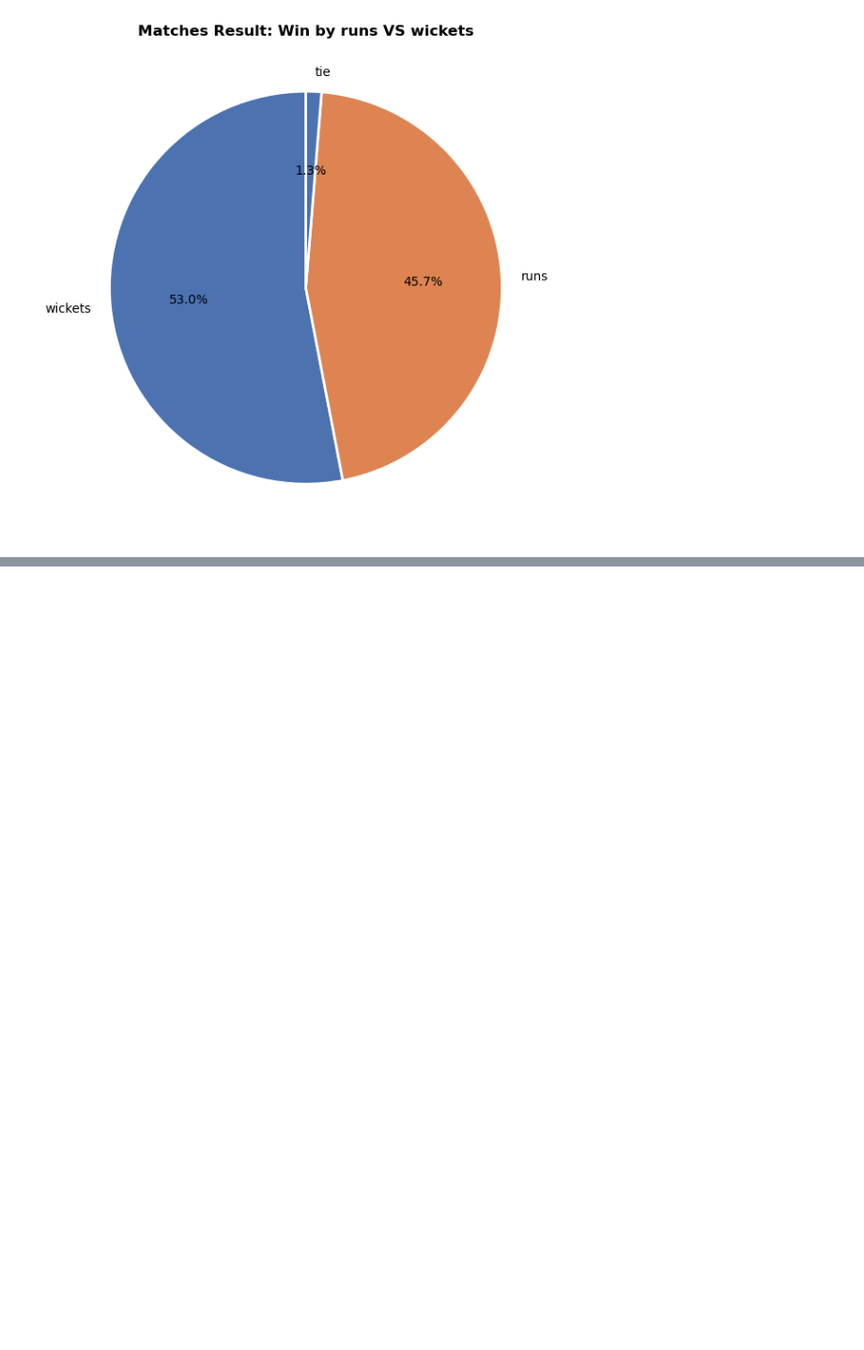
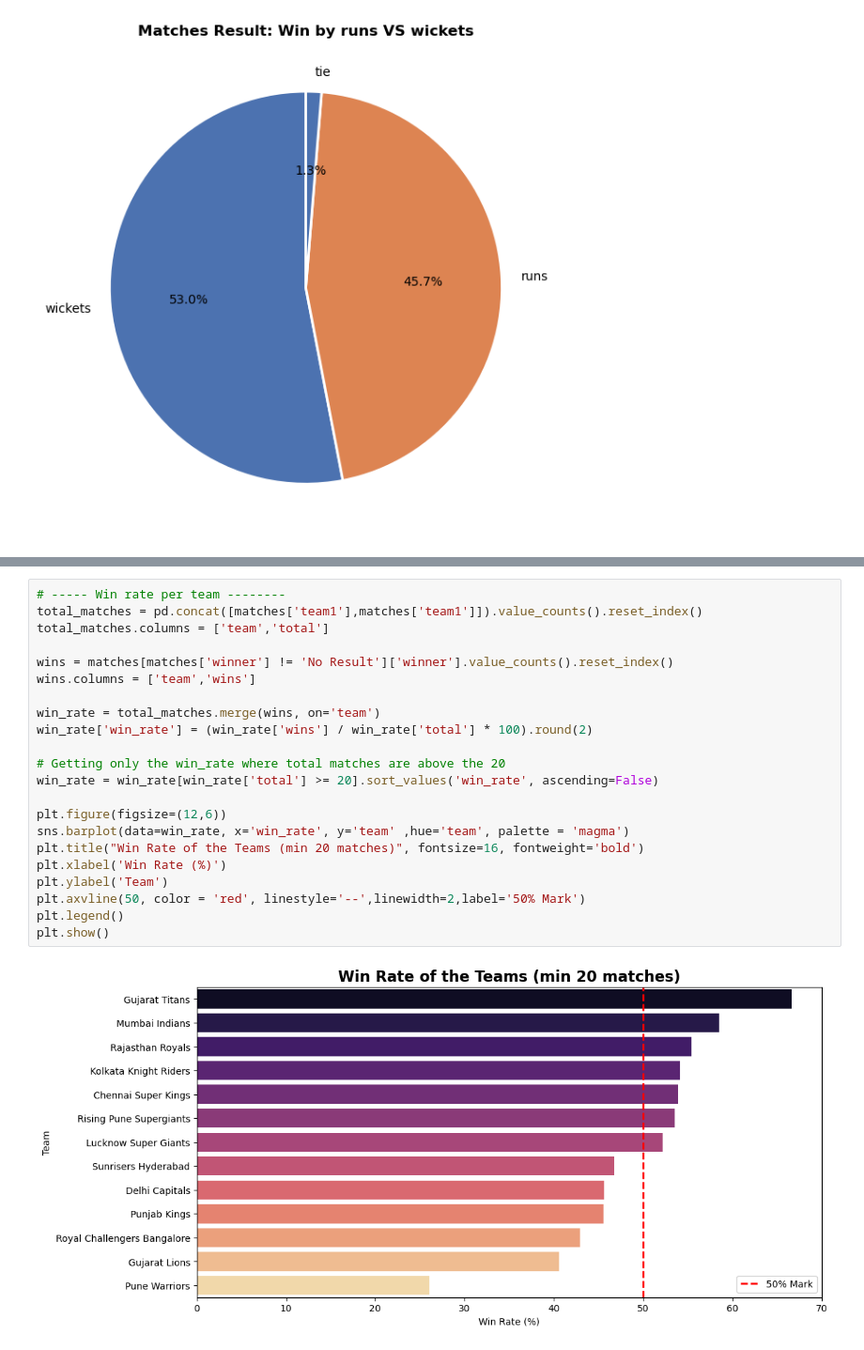
Before and after one commit to SahilInstinct/ipl-cricket-eda, a Jupyter notebook: notebooks/ipl_analysis.ipynb, the cells around one changed output, grey strips where cells are left out. Shown at 94% size. Cells and saved outputs as stored; diff of their text form; blank space fills up the shorter version.

```diff
--- a/notebooks/ipl_analysis.ipynb
+++ b/notebooks/ipl_analysis.ipynb
@@ -208,0 +228,24 @@ plt.show()
+# %%
+# ----- Win rate per team --------
+total_matches = pd.concat([matches['team1'],matches['team1']]).value_counts().reset_index()
+total_matches.columns = ['team','total']
+
+wins = matches[matches['winner'] != 'No Result']['winner'].value_counts().reset_index()
+wins.columns = ['team','wins']
+
+win_rate = total_matches.merge(wins, on='team')
+win_rate['win_rate'] = (win_rate['wins'] / win_rate['total'] * 100).round(2)
+
+# Getting only the win_rate where total matches are above the 20
+win_rate = win_rate[win_rate['total'] >= 20].sort_values('win_rate', ascending=False)
+
+plt.figure(figsize=(12,6))
+sns.barplot(data=win_rate, x='win_rate', y='team' ,hue='team', palette = 'magma')
+plt.title("Win Rate of the Teams (min 20 matches)", fontsize=16, fontweight='bold')
+plt.xlabel('Win Rate (%)')
+plt.ylabel('Team')
+plt.axvline(50, color = 'red', linestyle='--',linewidth=2,label='50% Mark')
+plt.legend()
+plt.show()
+# %% [output]
+[figure, added]
```
Also changed, not shown: parts of 2 cells of this notebook, 1 other file.
